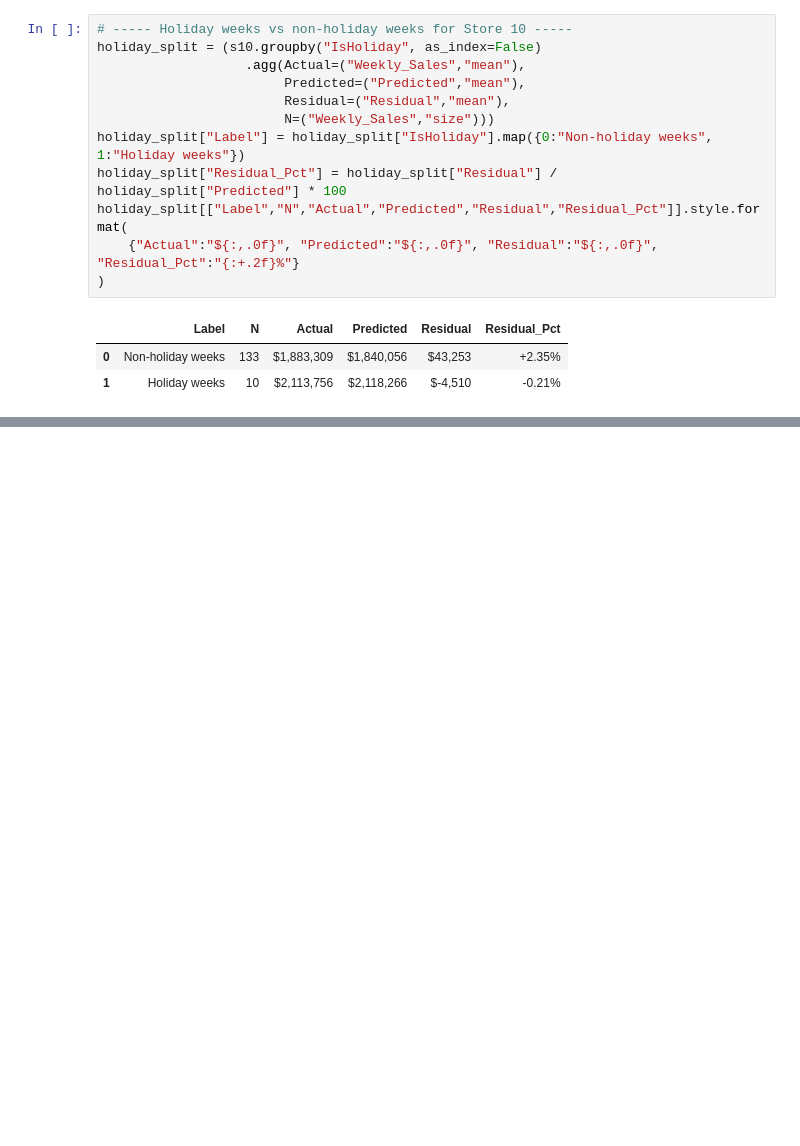
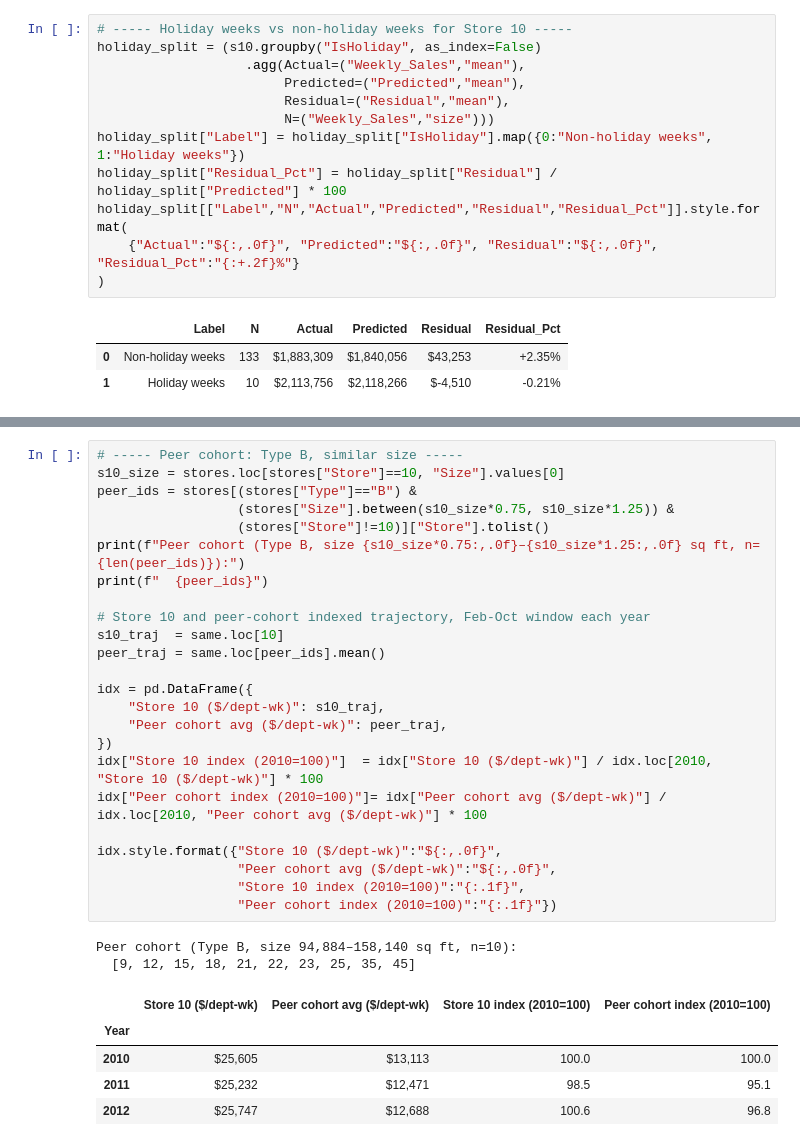
Before and after one commit to albertoquiroga-ctrl/ML-IPADE, a Jupyter notebook: Sessions/S3/Bobs_Report.ipynb, the cells around one changed output, grey strips where cells are left out. Cells and saved outputs as stored; diff of their text form; blank space fills up the shorter version.

```diff
--- a/Sessions/S3/Bobs_Report.ipynb
+++ b/Sessions/S3/Bobs_Report.ipynb
@@ -616,0 +719,32 @@ holiday_split[["Label","N","Actual","Predicted","Residual","Residual_Pct"]].styl
+# %%
+# ----- Peer cohort: Type B, similar size -----
+s10_size = stores.loc[stores["Store"]==10, "Size"].values[0]
+peer_ids = stores[(stores["Type"]=="B") &
+                  (stores["Size"].between(s10_size*0.75, s10_size*1.25)) &
+                  (stores["Store"]!=10)]["Store"].tolist()
+print(f"Peer cohort (Type B, size {s10_size*0.75:,.0f}–{s10_size*1.25:,.0f} sq ft, n={len(peer_ids)}):")
+print(f"  {peer_ids}")
+
+# Store 10 and peer-cohort indexed trajectory, Feb-Oct window each year
+s10_traj  = same.loc[10]
+peer_traj = same.loc[peer_ids].mean()
+
+idx = pd.DataFrame({
+    "Store 10 ($/dept-wk)": s10_traj,
+    "Peer cohort avg ($/dept-wk)": peer_traj,
+})
+idx["Store 10 index (2010=100)"]  = idx["Store 10 ($/dept-wk)"] / idx.loc[2010, "Store 10 ($/dept-wk)"] * 100
+idx["Peer cohort index (2010=100)"]= idx["Peer cohort avg ($/dept-wk)"] / idx.loc[2010, "Peer cohort avg ($/dept-wk)"] * 100
+
+idx.style.format({"Store 10 ($/dept-wk)":"${:,.0f}",
+                  "Peer cohort avg ($/dept-wk)":"${:,.0f}",
+                  "Store 10 index (2010=100)":"{:.1f}",
+                  "Peer cohort index (2010=100)":"{:.1f}"})
+# %% [output]
+Peer cohort (Type B, size 94,884–158,140 sq ft, n=10):
+  [9, 12, 15, 18, 21, 22, 23, 25, 35, 45]
+|  | Store 10 ($/dept-wk) | Peer cohort avg ($/dept-wk) | Store 10 index (2010=100) | Peer cohort index (2010=100) |
+| Year |  |  |  |  |
+| 2010 | $25,605 | $13,113 | 100.0 | 100.0 |
+| 2011 | $25,232 | $12,471 | 98.5 | 95.1 |
+| 2012 | $25,747 | $12,688 | 100.6 | 96.8 |
```
Also changed, not shown: parts of 16 cells of this notebook.
